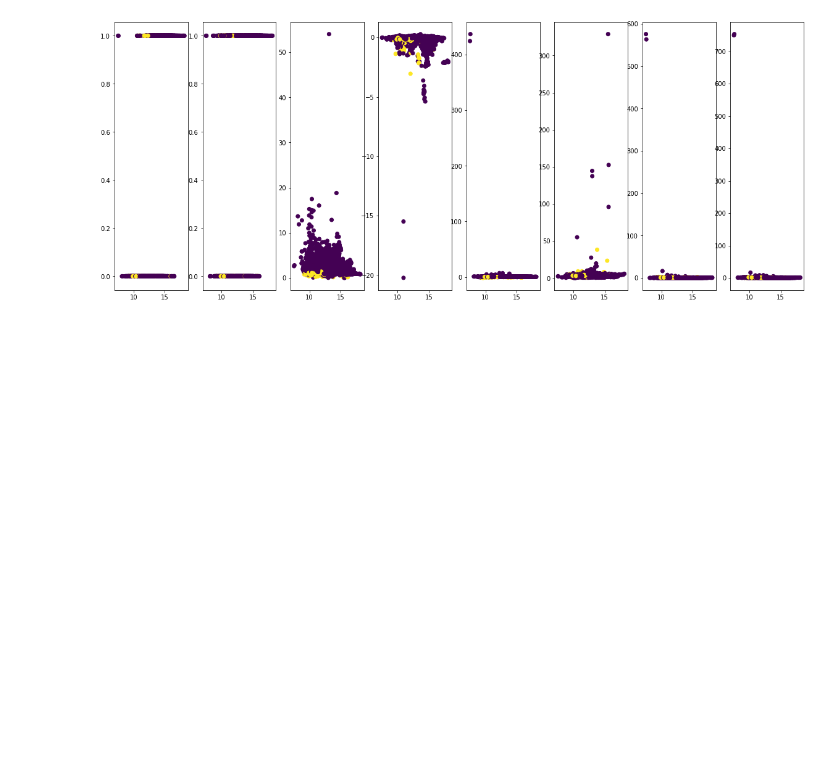
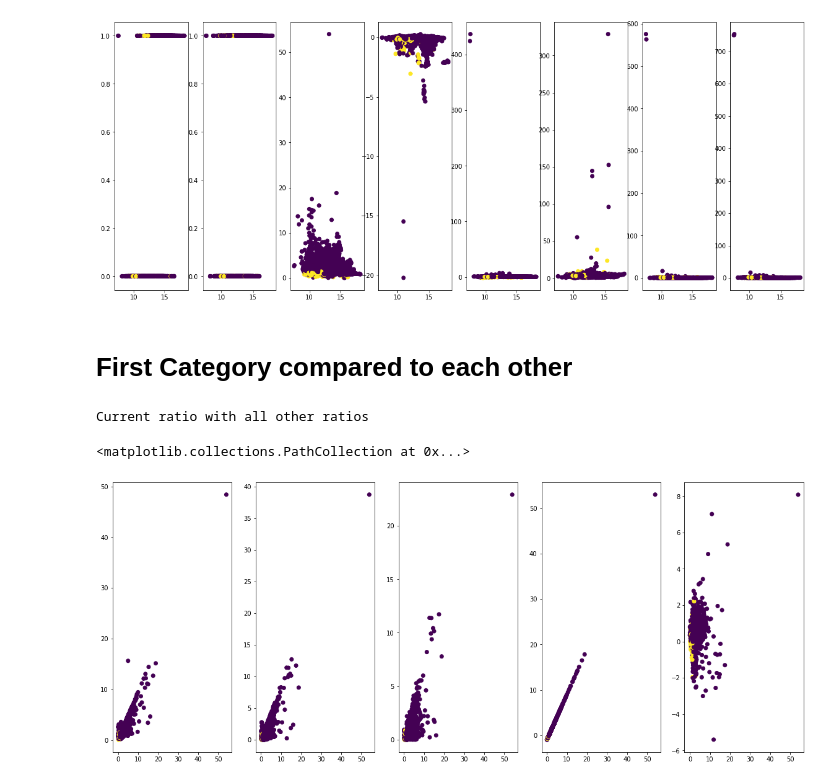
Before and after one commit to Dailymidget/CS490KaggleProject, a Jupyter notebook: Graphing.ipynb, the cells around one changed output. Drawn from its saved outputs; the diff is of its cells as text; code cells hidden in the pictures; blank space fills up the shorter version.

Commit message:
Added a bunch of graphs to the graphs jupyter notebook

```diff
--- a/Graphing.ipynb
+++ b/Graphing.ipynb
@@ -4,6 +4,6 @@ import pandas as pd # data processing, CSV file I/O (e.g. pd.read_csv)
 import matplotlib.pyplot as plt
 # %%
 xTest = np.genfromtxt("data/X_test.txt", delimiter = None, skip_header=1)
-xTrain = np.genfromtxt("data/X_train.txt", delimiter = None, skip_header=1, encoding='ISO-8859-1')
+xTrain = np.genfromtxt("data/X_train.txt", delimiter = None, skip_header=1)
 yTrain = np.genfromtxt("data/Y_train.txt", delimiter = None, skip_header=1)
 # %%
@@ -26,3 +26,18 @@ ax[7].scatter(xTrainFirsts[:,0], xTrainFirsts[:,8], c=yTrainDist)
 # %% [output]
 <matplotlib.collections.PathCollection at 0x...>
 [figure]
+# %% [markdown]
+# First Category compared to each other
+# %%
+f, ax = plt.subplots(1,5, figsize=[20,8])
+xTrainFirstCat = xTrain[:,[4, 5, 6, 7, 8, 9]] # This represent the data in the first category
+# Checking the current ratio with all other ratios in the Liquidty ratios
+ax[0].scatter(xTrainFirstCat[:,0], xTrainFirstCat[:,1], c=yTrainDist)
+ax[1].scatter(xTrainFirstCat[:,0], xTrainFirstCat[:,2], c=yTrainDist)
+ax[2].scatter(xTrainFirstCat[:,0], xTrainFirstCat[:,3], c=yTrainDist)
+ax[3].scatter(xTrainFirstCat[:,0], xTrainFirstCat[:,4], c=yTrainDist)
+ax[4].scatter(xTrainFirstCat[:,0], xTrainFirstCat[:,5], c=yTrainDist)
+# %% [output]
+Current ratio with all other ratios
+<matplotlib.collections.PathCollection at 0x...>
+[figure, added]
```
Also changed, not shown: parts of 39 cells of this notebook, 1 other file.
